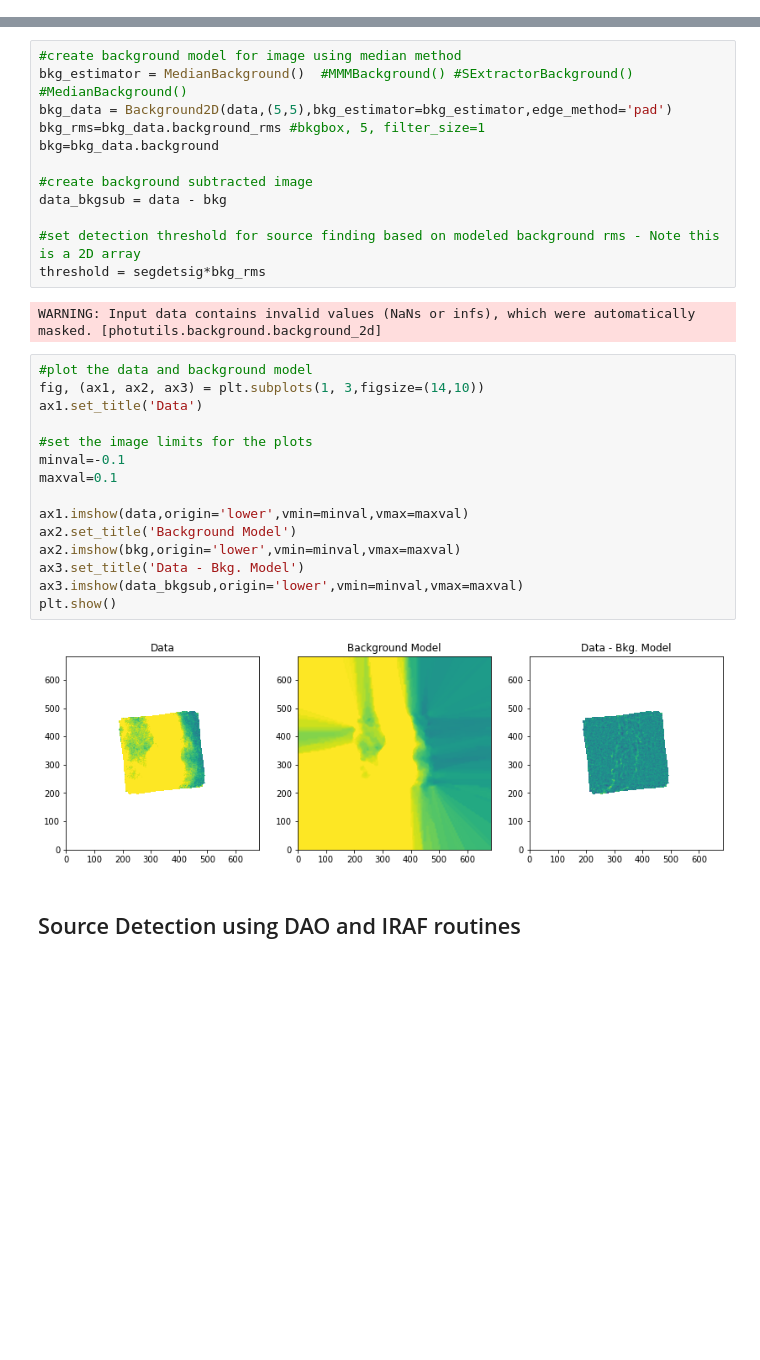
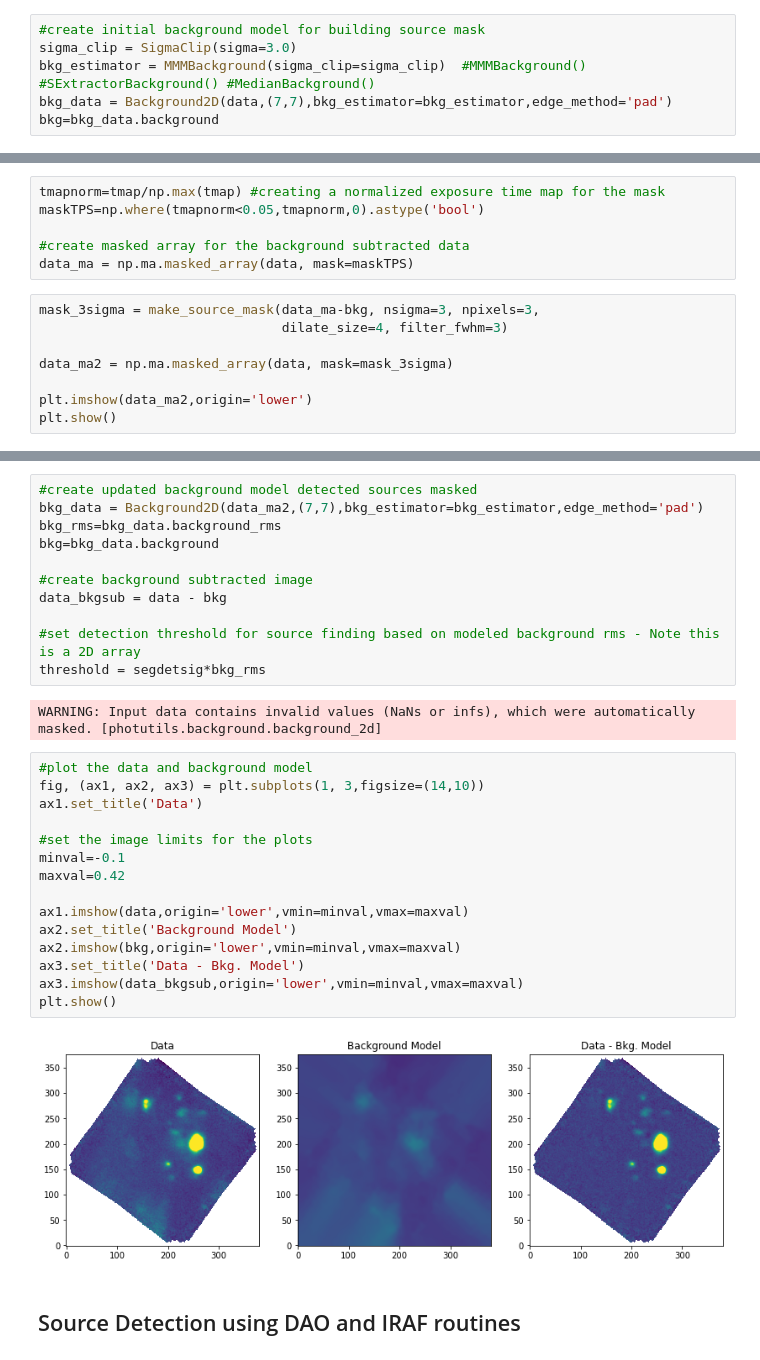
Before and after one commit to mjhankins/SFGCphotcode, a Jupyter notebook: SourceCatalog_Detect.ipynb, the cells around one changed output, grey strips where cells are left out. Drawn from its saved outputs; the diff is of its cells as text; blank space fills up the shorter version.

```diff
--- a/SourceCatalog_Detect.ipynb
+++ b/SourceCatalog_Detect.ipynb
@@ -176,0 +179,6 @@ plt.show()
+# %%
+#create initial background model for building source mask
+sigma_clip = SigmaClip(sigma=3.0)
+bkg_estimator = MMMBackground(sigma_clip=sigma_clip)  #MMMBackground() #SExtractorBackground() #MedianBackground()
+bkg_data = Background2D(data,(7,7),bkg_estimator=bkg_estimator,edge_method='pad')
+bkg=bkg_data.background
@@ -176,0 +187,14 @@ plt.show()
+# %%
+tmapnorm=tmap/np.max(tmap) #creating a normalized exposure time map for the mask
+maskTPS=np.where(tmapnorm<0.05,tmapnorm,0).astype('bool')
+
+#create masked array for the background subtracted data
+data_ma = np.ma.masked_array(data, mask=maskTPS)
+# %%
+mask_3sigma = make_source_mask(data_ma-bkg, nsigma=3, npixels=3,
+                               dilate_size=4, filter_fwhm=3)
+
+data_ma2 = np.ma.masked_array(data, mask=mask_3sigma)
+
+plt.imshow(data_ma2,origin='lower')
+plt.show()
@@ -177,8 +204,7 @@ plt.show()
 # %%
-#create background model for image using median method
-bkg_estimator = MedianBackground()  #MMMBackground() #SExtractorBackground() #MedianBackground()
-bkg_data = Background2D(data,(5,5),bkg_estimator=bkg_estimator,edge_method='pad')
-bkg_rms=bkg_data.background_rms #bkgbox, 5, filter_size=1
+#create updated background model detected sources masked
+bkg_data = Background2D(data_ma2,(7,7),bkg_estimator=bkg_estimator,edge_method='pad')
+bkg_rms=bkg_data.background_rms
 bkg=bkg_data.background
 
 #create background subtracted image
@@ -191,20 +217,20 @@ WARNING: Input data contains invalid values (NaNs or infs), which were automatic
 # %%
 #plot the data and background model
 fig, (ax1, ax2, ax3) = plt.subplots(1, 3,figsize=(14,10))
 ax1.set_title('Data')
 
 #set the image limits for the plots
 minval=-0.1
-maxval=0.1
+maxval=0.42
 
 ax1.imshow(data,origin='lower',vmin=minval,vmax=maxval)
 ax2.set_title('Background Model')
 ax2.imshow(bkg,origin='lower',vmin=minval,vmax=maxval)
 ax3.set_title('Data - Bkg. Model')
 ax3.imshow(data_bkgsub,origin='lower',vmin=minval,vmax=maxval)
 plt.show()
 # %% [output]
-[figure, old version]
+[figure, new version]
 # %% [markdown]
 ## Source Detection using DAO and IRAF routines
 # %%
```
Also changed, not shown: parts of 22 cells of this notebook, 4 other files.
